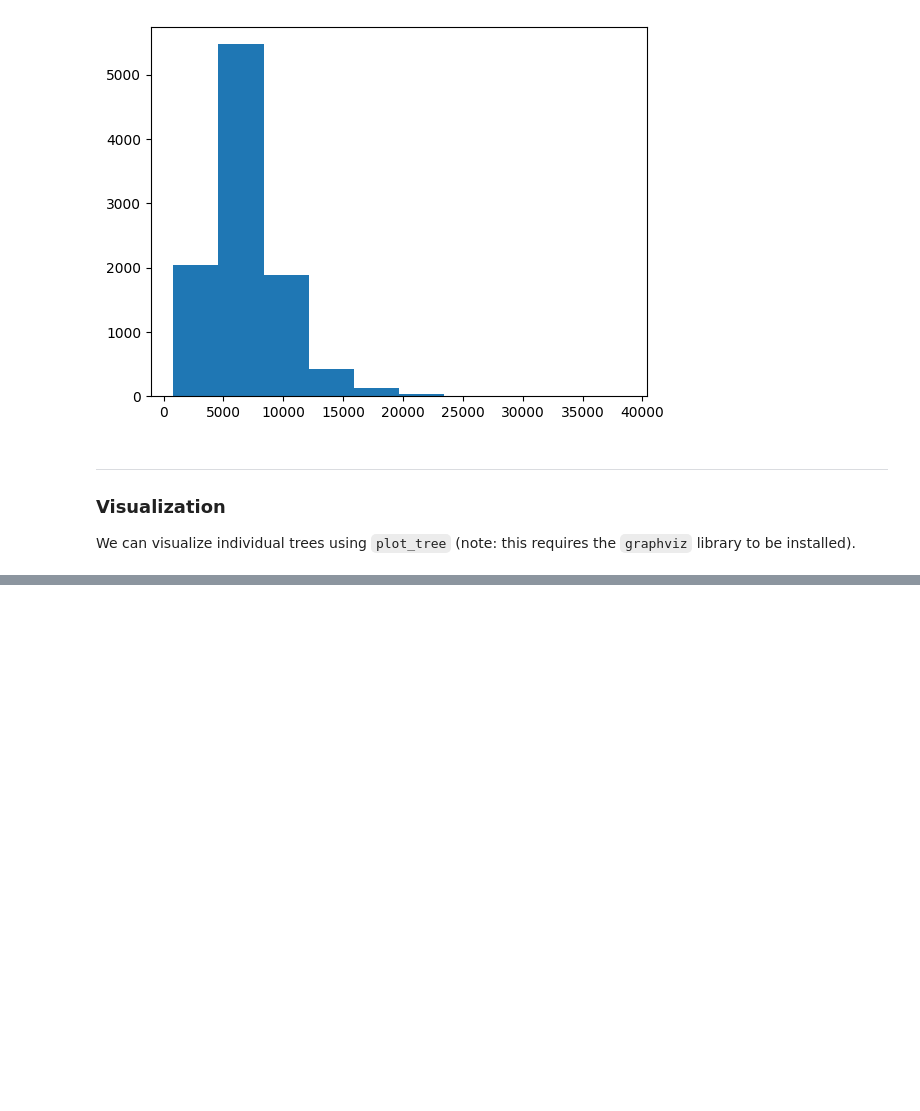
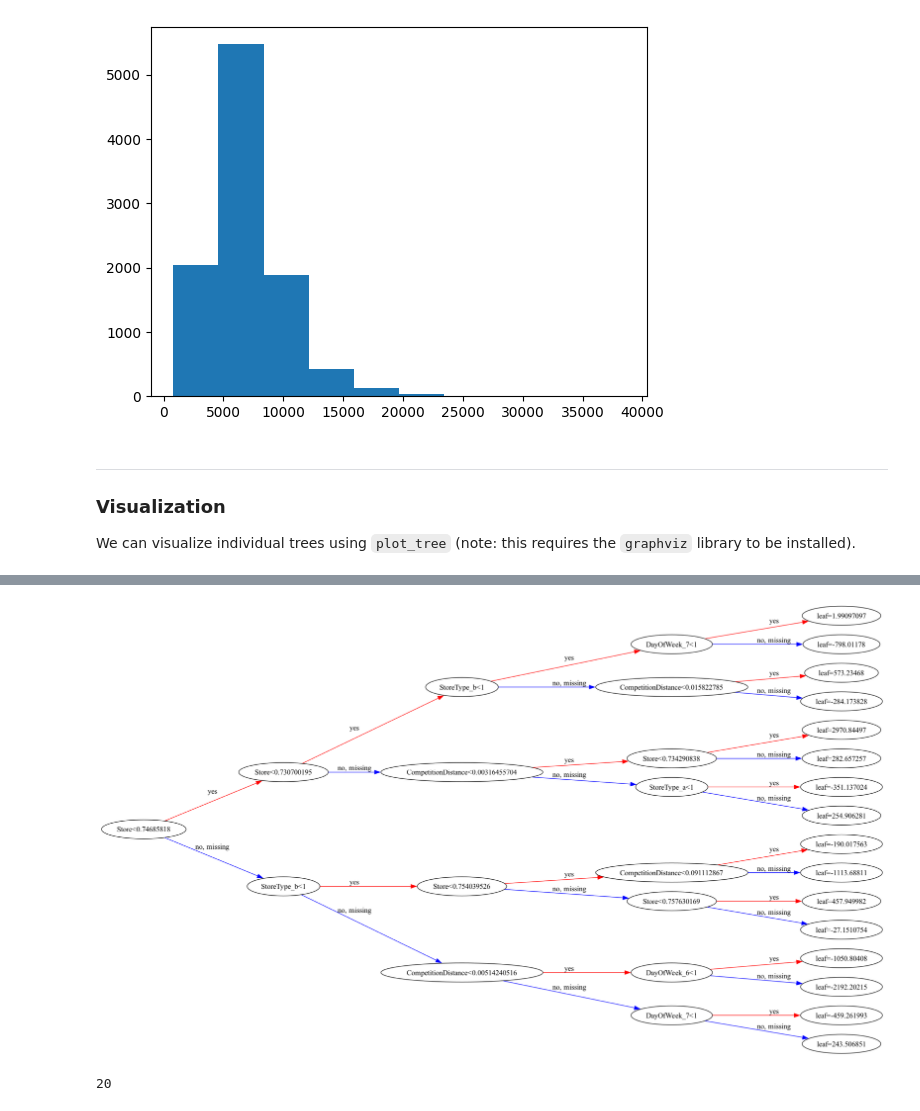
Before and after one commit to McLight-Note/AI-self-study, a Jupyter notebook: Project_12_Repeating/GradientBoosting/file.ipynb, the cells around one changed output, grey strips where cells are left out. Saved outputs shown, nothing was run; the diff lists cells and outputs as text; code cells hidden in the pictures; blank space fills up the shorter version.

```diff
--- a/Project_12_Repeating/GradientBoosting/file.ipynb
+++ b/Project_12_Repeating/GradientBoosting/file.ipynb
@@ -655,0 +659,4 @@ ExecutableNotFound: failed to execute PosixPath('dot'), make sure the Graphviz e
+# %%
+plot_tree(model, rankdir='LR', num_trees=19);
+# %% [output]
+[figure, added]
@@ -655,0 +665,4 @@ ExecutableNotFound: failed to execute PosixPath('dot'), make sure the Graphviz e
+# %%
+len(trees)
+# %% [output]
+20
```
Also changed, not shown: parts of 8 cells of this notebook.
